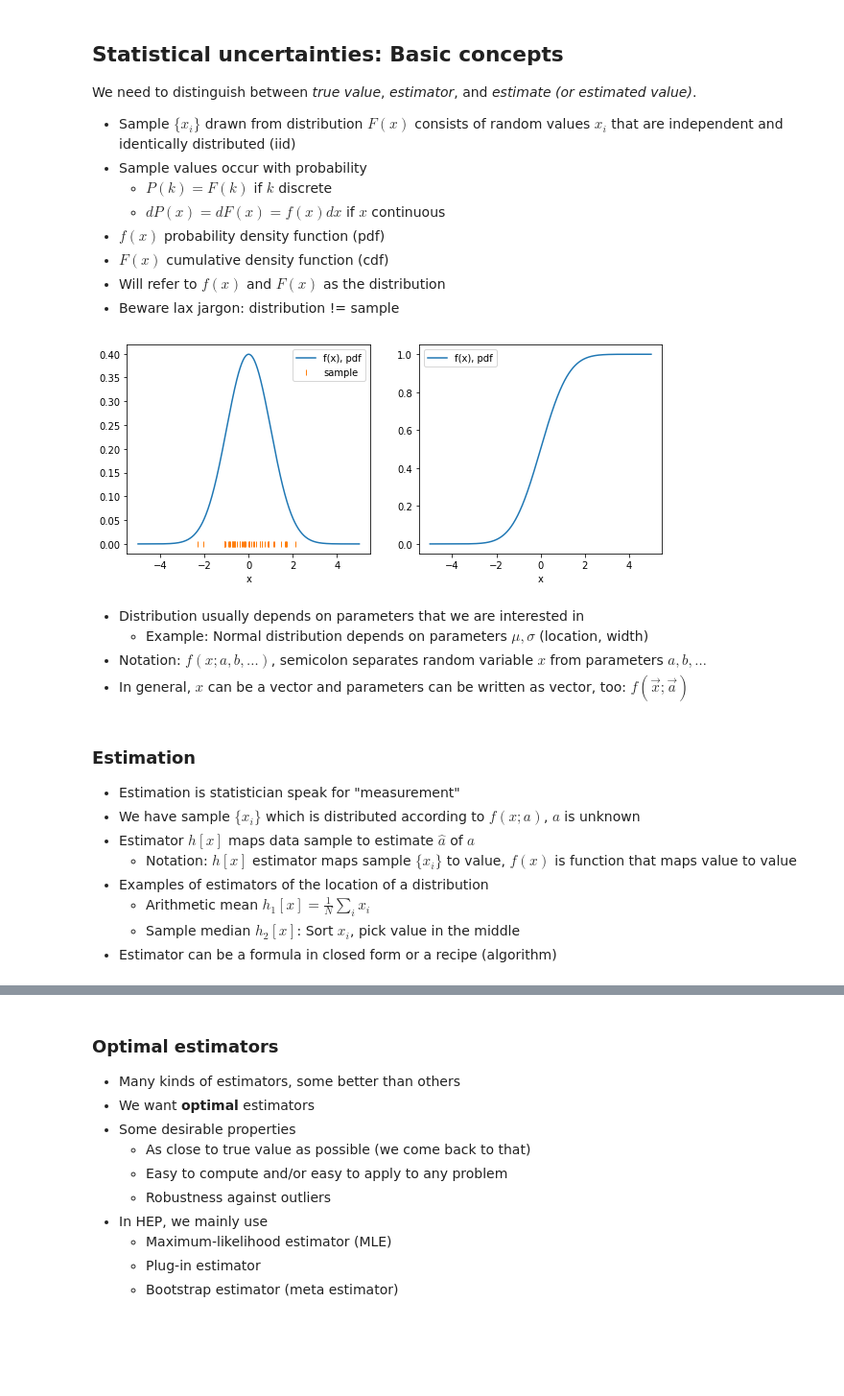
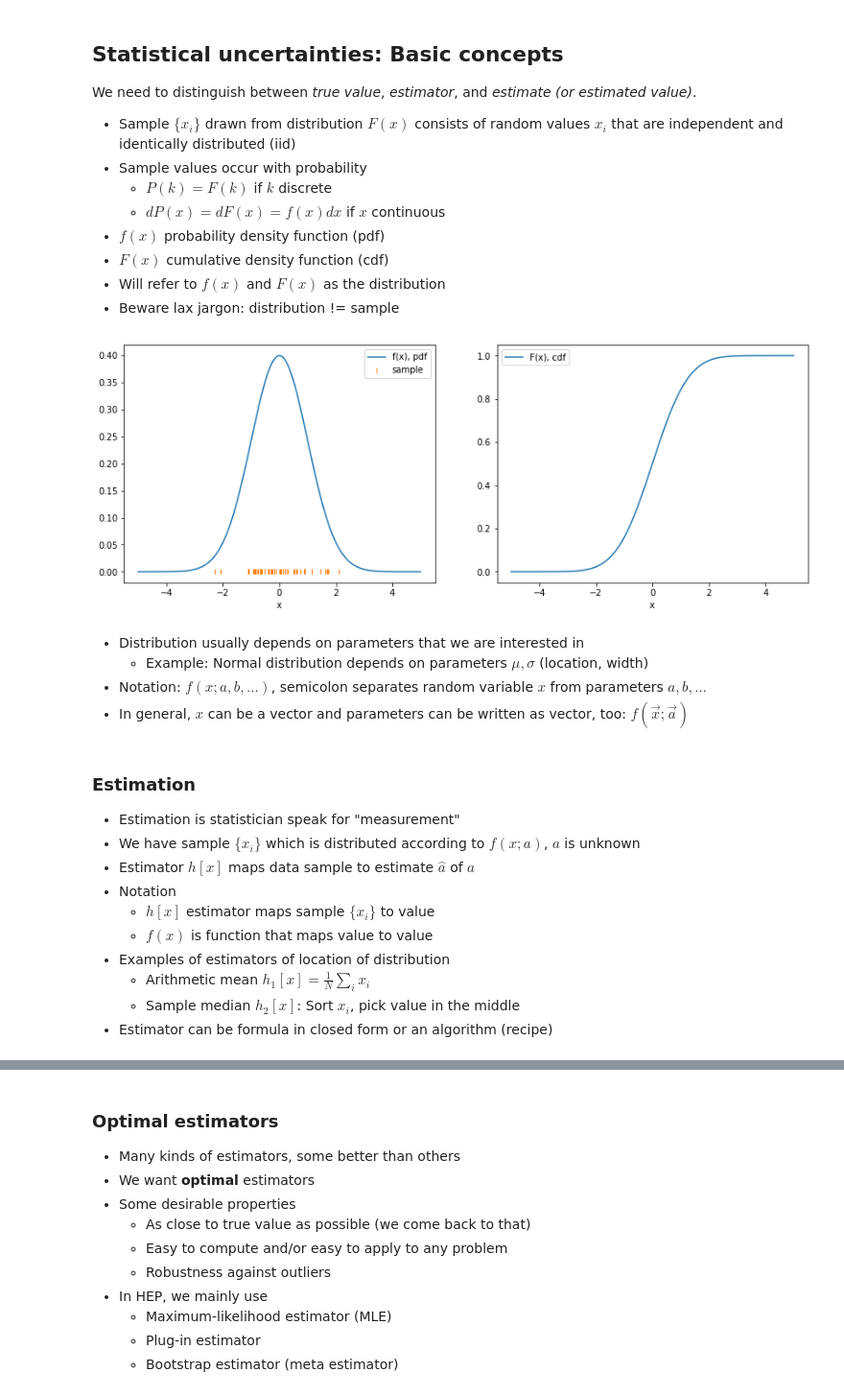
Before and after one commit to HDembinski/HDembinski.github.io, a Jupyter notebook: UncertaintiesLecture.ipynb, the cells around one changed output, grey strips where cells are left out. Shown at 96% size. Cells and saved outputs as stored; diff of their text form; code cells hidden in the pictures; blank space fills up the shorter version.

```diff
--- a/UncertaintiesLecture.ipynb
+++ b/UncertaintiesLecture.ipynb
@@ -76,20 +86,15 @@ We need to distinguish between *true value*, *estimator*, and *estimate (or esti
 # %%
-# Example: standard normal distribution ("Gaussian")
-from matplotlib import pyplot as plt
-import numpy as np
-from scipy.stats import norm
-x = np.linspace(-5, 5, 1000)
-fx = norm.pdf(x)
-Fx = norm.cdf(x)
-sample = norm.rvs(size=50, random_state=1)
-fig, ax = plt.subplots(1, 2, figsize=(10, 4), sharex=True)
-for axi, y, label in zip(ax, (fx, Fx), ("f(x), pdf", "F(x), cdf")):
-    axi.plot(x, y, label="f(x), pdf")
-    axi.set_xlabel("x")
-ax[0].plot(sample, np.zeros_like(sample), "|", label="sample")
-for axi in ax: axi.legend()
+def plot():
+    fig, ax = plt.subplots(1, 2, figsize=(14, 5), sharex=True)
+    for axi, y, label in zip(ax, (fx, Fx), ("f(x), pdf", "F(x), cdf")):
+        axi.plot(x, y, label=label)
+        axi.set_xlabel("x")
+    ax[0].plot(sample, np.zeros_like(sample), "|", label="sample")
+    for axi in ax: axi.legend()
-# %% [output]
-[figure, removed]
+# %%
+plot()
+# %% [output]
+[figure, added]
 # %% [markdown]
 * Distribution usually depends on parameters that we are interested in
     * Example: Normal distribution depends on parameters $\mu, \sigma$ (location, width)
@@ -100,11 +105,13 @@ for axi in ax: axi.legend()
 * Estimation is statistician speak for "measurement"
 * We have sample $\{ x_i \}$ which is distributed according to $f(x; a)$, $a$ is unknown
 * Estimator $h[x]$ maps data sample to estimate $\hat a$ of $a$
-    * Notation: $h[x]$ estimator maps sample $\{ x_i \}$ to value, $f(x)$ is function that maps value to value
-* Examples of estimators of the location of a distribution
+* Notation
+    * $h[x]$ estimator maps sample $\{ x_i \}$ to value
+    * $f(x)$ is function that maps value to value
+* Examples of estimators of location of distribution
     * Arithmetic mean $h_1[x] = \frac 1N \sum_i x_i$
     * Sample median $h_2[x]$: Sort $x_i$, pick value in the middle
-* Estimator can be a formula in closed form or a recipe (algorithm)
+* Estimator can be formula in closed form or an algorithm (recipe)
 # %%
 # Example: normal distribution with true value mu=1, sigma=0.5
 # mu is of interest; sigma is not of interest, a nuisance parameter
```
Also changed, not shown: parts of 28 cells of this notebook, 1 other file.
